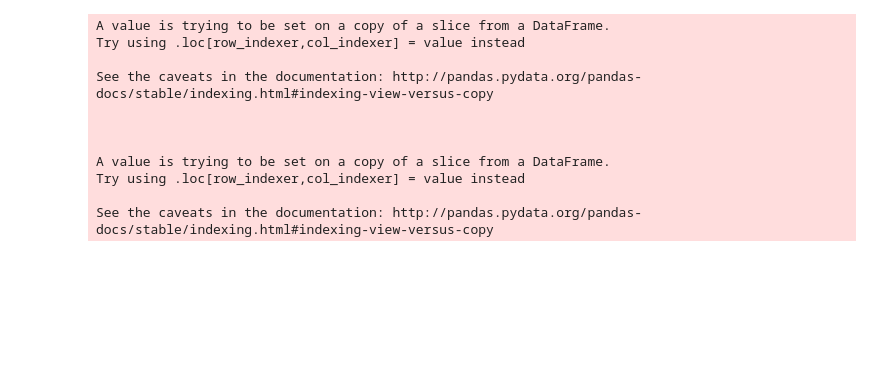
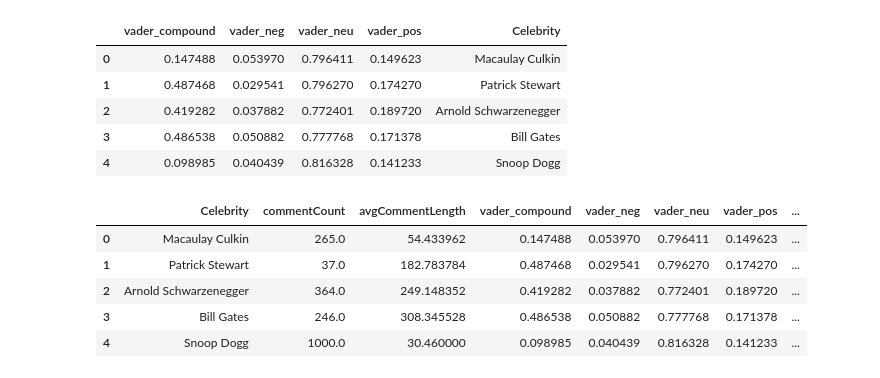
Before and after one commit to fredabood/reddit, a Jupyter notebook: visualizations.ipynb, the cells around one changed output. Drawn from its saved outputs; the diff is of its cells as text; code cells hidden in the pictures; blank space fills up the shorter version.

Commit message:
fixed some naming conventins, and expanded the analysis in the visualizations nb to include a karma vs vader score

```diff
--- a/visualizations.ipynb
+++ b/visualizations.ipynb
@@ -15,9 +15,9 @@ read_json is faster, but it doesn't update the data file
 
 remove the return_df param from update_json to update the file without reading it
 '''
-#df = pd.read_json('data.json').T
+df = pd.read_json('data/data.json').T
 
-df = update_json('data.json', return_df=True).T
+# df = update_json('data/data.json', return_df=True).T
 # %%
 df['avgCommentLenth'] = df['avgCommentLenth'].astype(float)
 df['commentCount'] = df['commentCount'].astype(float)
@@ -47,3 +47,8 @@ memory usage: 2.9+ KB
 | 2 | Arnold Schwarzenegger | 249.148352 | {'compound': 1621.5054945054944, ... | 364.0 | [{'text': 'What an incredible sto... | GovSchwarzenegger | {'compound': 0.419281868131868, '... |
 | 3 | Bill Gates | 308.345528 | {'compound': 3915.8943089430895, ... | 246.0 | [{'text': 'I would be glad to pas... | thisisbillgates | {'compound': 0.48653821138211306,... |
 | 4 | Snoop Dogg | 30.460000 | {'compound': 892.929, 'ups': 892.... | 1000.0 | [{'text': 'KBone !! When you comi... | Here_Comes_The_King | {'compound': 0.09898459999999999,... |
+# %%
+karma = pd.DataFrame(list(df['avgKarma']))
+karma['Celebrity'] = df['Celebrity']
+karma.columns = ['karma_compound','downvotes', 'upvotes', 'Celebrity']
+karma.head()
@@ -50,25 +62,28 @@ memory usage: 2.9+ KB
+# %%
+vader = pd.DataFrame(list(df['avgVader']))
+vader['Celebrity'] = df['Celebrity']
+vader.columns = ['vader_compound','vader_neg', 'vader_neu', 'vader_pos', 'Celebrity']
+vader.head()
+# %% [output]
+|  | vader_compound | vader_neg | vader_neu | vader_pos | Celebrity |
+| 0 | 0.147488 | 0.053970 | 0.796411 | 0.149623 | Macaulay Culkin |
+| 1 | 0.487468 | 0.029541 | 0.796270 | 0.174270 | Patrick Stewart |
+| 2 | 0.419282 | 0.037882 | 0.772401 | 0.189720 | Arnold Schwarzenegger |
+| 3 | 0.486538 | 0.050882 | 0.777768 | 0.171378 | Bill Gates |
+| 4 | 0.098985 | 0.040439 | 0.816328 | 0.141233 | Snoop Dogg |
 # %%
 counts = df[['Celebrity','commentCount', 'avgCommentLength']]
-# %%
-karma = []
-vader = []
-for k, v in zip(df['avgKarma'], df['avgVader']):
-    karma.append(k['compound'])
-    vader.append(k['compound'])
-counts['Karma'] = karma
-counts['Vader'] = vader
-# %% [output]
-A value is trying to be set on a copy of a slice from a DataFrame.
-Try using .loc[row_indexer,col_indexer] = value instead
-
-See the caveats in the documentation: http://pandas.pydata.org/pandas-docs/stable/indexing.html#indexing-view-versus-copy
-
-
-
-A value is trying to be set on a copy of a slice from a DataFrame.
-Try using .loc[row_indexer,col_indexer] = value instead
-
-See the caveats in the documentation: http://pandas.pydata.org/pandas-docs/stable/indexing.html#indexing-view-versus-copy
+# %%
+counts = counts.merge(vader, left_on='Celebrity', right_on='Celebrity', how='left')
+counts = counts.merge(karma, left_on='Celebrity', right_on='Celebrity', how='left')
+counts.head()
+# %% [output]
+|  | Celebrity | commentCount | avgCommentLength | vader_compound | vader_neg | vader_neu | vader_pos | ... |
+| 0 | Macaulay Culkin | 265.0 | 54.433962 | 0.147488 | 0.053970 | 0.796411 | 0.149623 | ... |
+| 1 | Patrick Stewart | 37.0 | 182.783784 | 0.487468 | 0.029541 | 0.796270 | 0.174270 | ... |
+| 2 | Arnold Schwarzenegger | 364.0 | 249.148352 | 0.419282 | 0.037882 | 0.772401 | 0.189720 | ... |
+| 3 | Bill Gates | 246.0 | 308.345528 | 0.486538 | 0.050882 | 0.777768 | 0.171378 | ... |
+| 4 | Snoop Dogg | 1000.0 | 30.460000 | 0.098985 | 0.040439 | 0.816328 | 0.141233 | ... |
 # %%
 data = [
     go.Bar(
```
Also changed, not shown: parts of 5 cells of this notebook, 1 other file.
